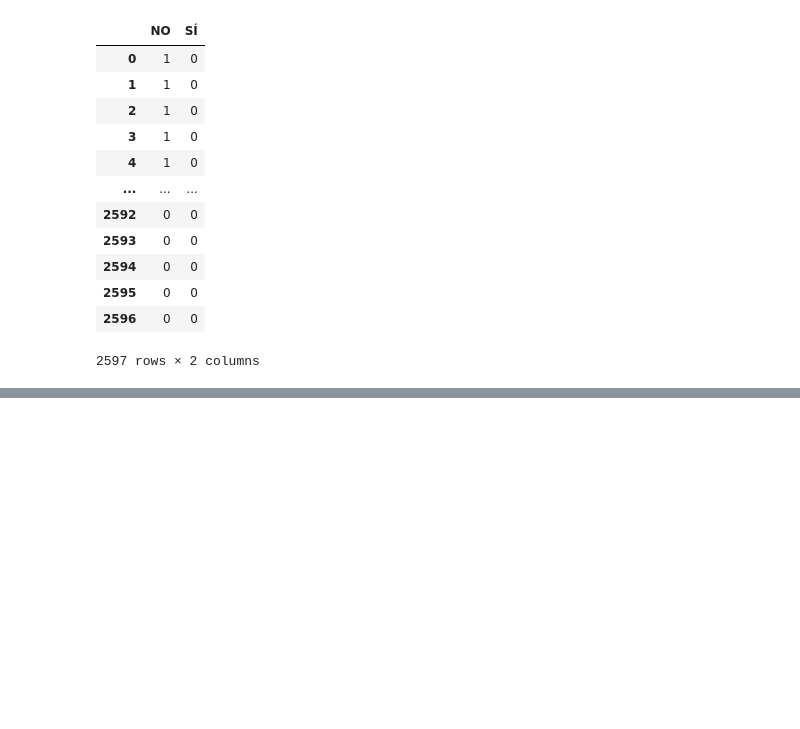
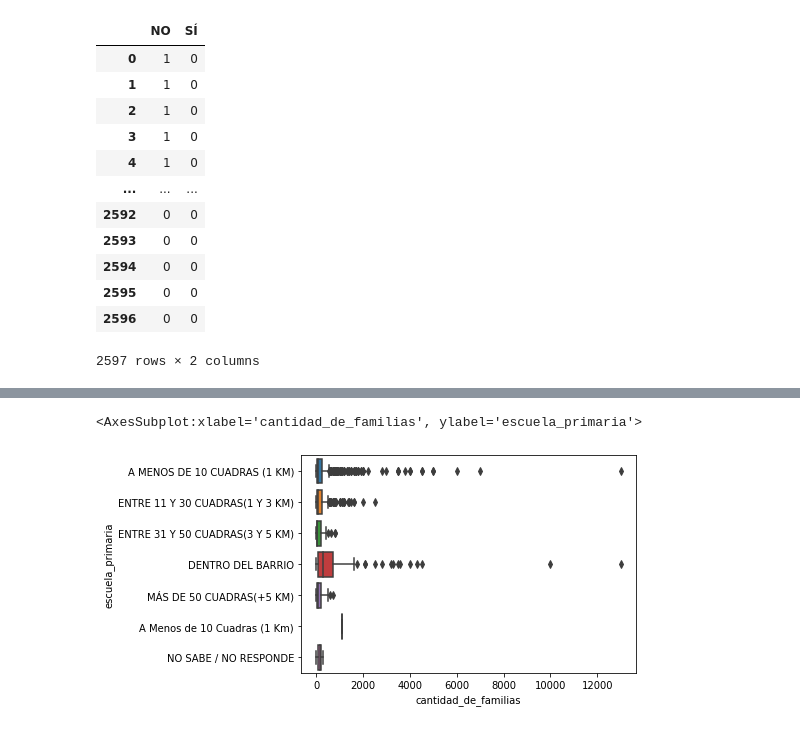
Before and after one commit to NestorDiazDataSC/Asentamientos-Informales, a Jupyter notebook: Informe.ipynb, the cells around one changed output, grey strips where cells are left out. Cells and saved outputs as stored; diff of their text form; code cells hidden in the pictures; blank space fills up the shorter version.

```diff
--- a/Informe.ipynb
+++ b/Informe.ipynb
@@ -309,0 +359,5 @@ df
+# %%
+sns.boxplot(x="cantidad_de_familias", y="escuela_primaria", data=df)
+# %% [output]
+<AxesSubplot:xlabel='cantidad_de_familias', ylabel='escuela_primaria'>
+[figure, added]
```
Also changed, not shown: parts of 8 cells of this notebook.
